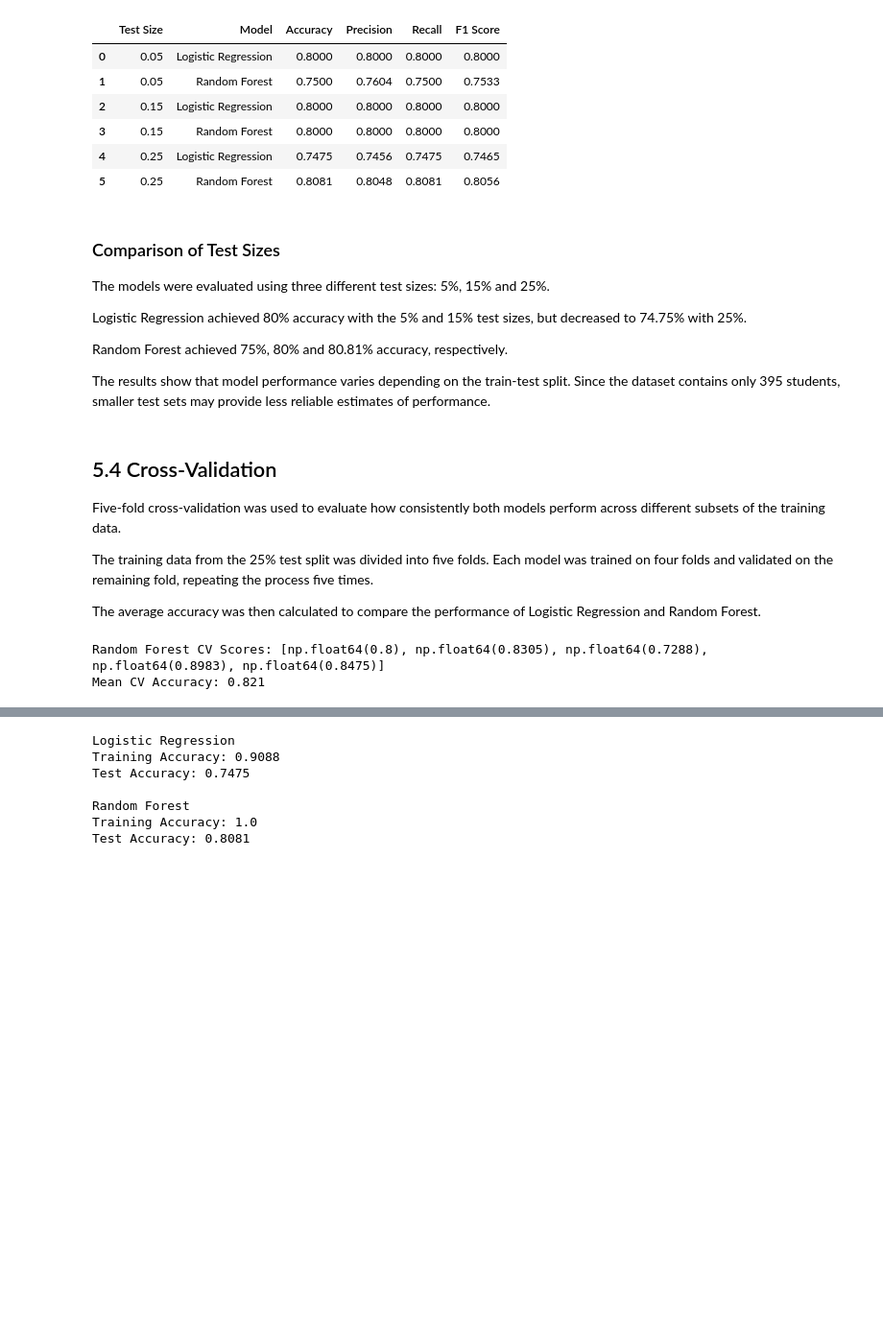
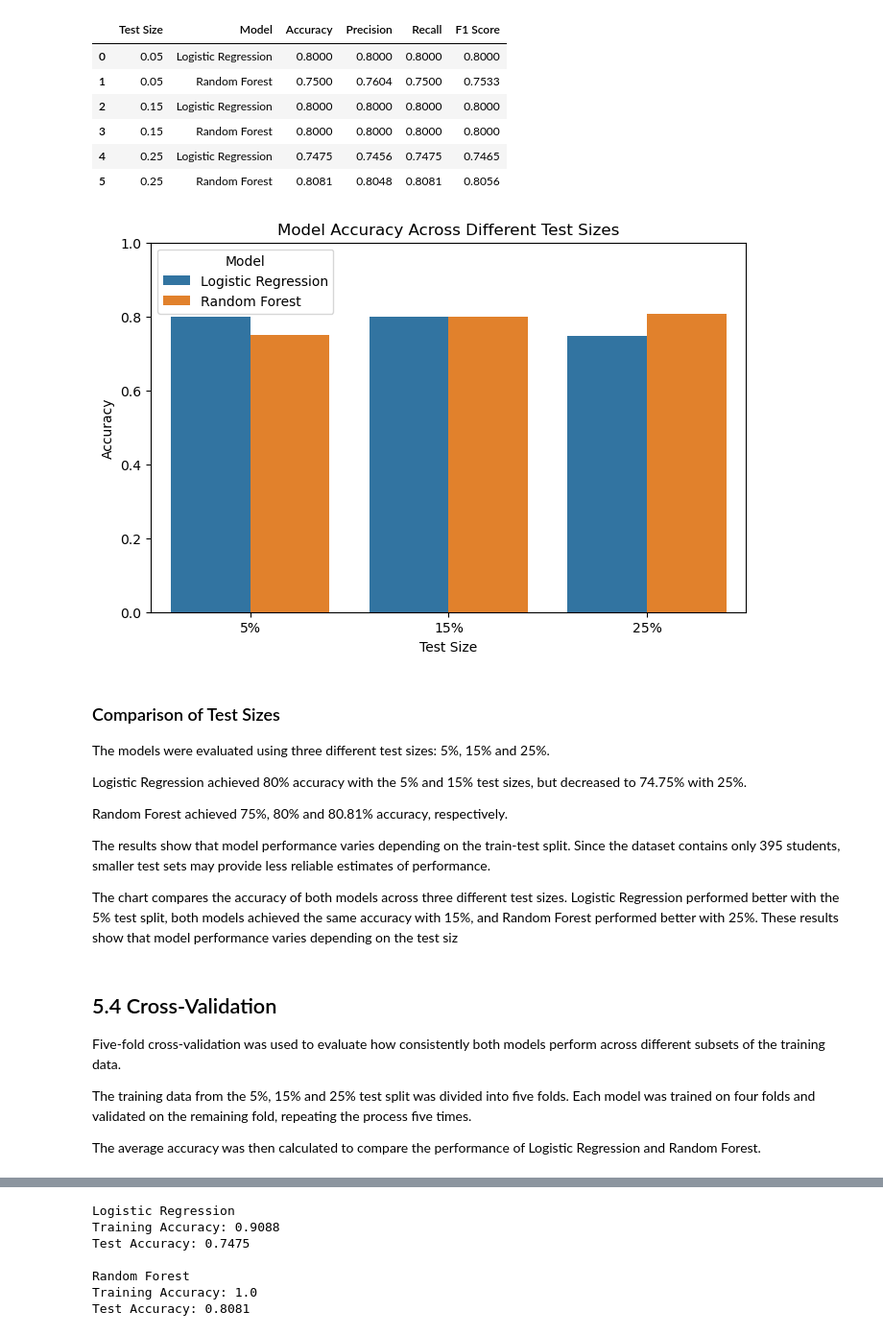
Before and after one commit to sba23349-spec/CA1_MachineLearning_sba23349, a Jupyter notebook: CA1-ML-sba23349.ipynb, the cells around one changed output, grey strips where cells are left out. Shown at 96% size. Cells and saved outputs as stored; diff of their text form; code cells hidden in the pictures; blank space fills up the shorter version.

```diff
--- a/CA1-ML-sba23349.ipynb
+++ b/CA1-ML-sba23349.ipynb
@@ -812,6 +813,33 @@ results_df.round(4)
 | 3 | 0.15 | Random Forest | 0.8000 | 0.8000 | 0.8000 | 0.8000 |
 | 4 | 0.25 | Logistic Regression | 0.7475 | 0.7456 | 0.7475 | 0.7465 |
 | 5 | 0.25 | Random Forest | 0.8081 | 0.8048 | 0.8081 | 0.8056 |
+# %%
+plot_results = pd.DataFrame({
+    "Test Size": ["5%", "5%", "15%", "15%", "25%", "25%"],
+    "Model": [
+        "Logistic Regression", "Random Forest",
+        "Logistic Regression", "Random Forest",
+        "Logistic Regression", "Random Forest"
+    ],
+    "Accuracy": [0.80, 0.75, 0.80, 0.80, 0.7475, 0.8081]
+})
+
+plt.figure(figsize=(8, 5))
+
+sns.barplot(
+    data=plot_results,
+    x="Test Size",
+    y="Accuracy",
+    hue="Model"
+)
+
+plt.title("Model Accuracy Across Different Test Sizes")
+plt.xlabel("Test Size")
+plt.ylabel("Accuracy")
+plt.ylim(0, 1)
+plt.show()
+# %% [output]
+[figure, added]
 # %% [markdown]
 ### Comparison of Test Sizes
 
@@ -822,26 +850,14 @@ Logistic Regression achieved 80% accuracy with the 5% and 15% test sizes, but de
 Random Forest achieved 75%, 80% and 80.81% accuracy, respectively.
 
 The results show that model performance varies depending on the train-test split. Since the dataset contains only 395 students, smaller test sets may provide less reliable estimates of performance.
+
+The chart compares the accuracy of both models across three different test sizes. Logistic Regression performed better with the 5% test split, both models achieved the same accuracy with 15%, and Random Forest performed better with 25%. These results show that model performance varies depending on the test siz
 # %% [markdown]
 ## 5.4 Cross-Validation
 
 Five-fold cross-validation was used to evaluate how consistently both models perform across different subsets of the training data.
 
-The training data from the 25% test split was divided into five folds. Each model was trained on four folds and validated on the remaining fold, repeating the process five times.
+The training data from the 5%, 15% and 25% test split was divided into five folds. Each model was trained on four folds and validated on the remaining fold, repeating the process five times.
 
 The average accuracy was then calculated to compare the performance of Logistic Regression and Random Forest.
-# %%
-rf_cv_scores = cross_val_score(
-    RandomForestClassifier(n_estimators=100, random_state=42),
-    X_train_prepared,
-    y_train,
-    cv=5,
-    scoring='accuracy'
-)
-
-print("Random Forest CV Scores:", [round(score, 4) for score in rf_cv_scores])
-print("Mean CV Accuracy:", round(rf_cv_scores.mean(), 4))
-# %% [output]
-Random Forest CV Scores: [np.float64(0.8), np.float64(0.8305), np.float64(0.7288), np.float64(0.8983), np.float64(0.8475)]
-Mean CV Accuracy: 0.821
 # %%
```
Also changed, not shown: parts of 14 cells of this notebook.
